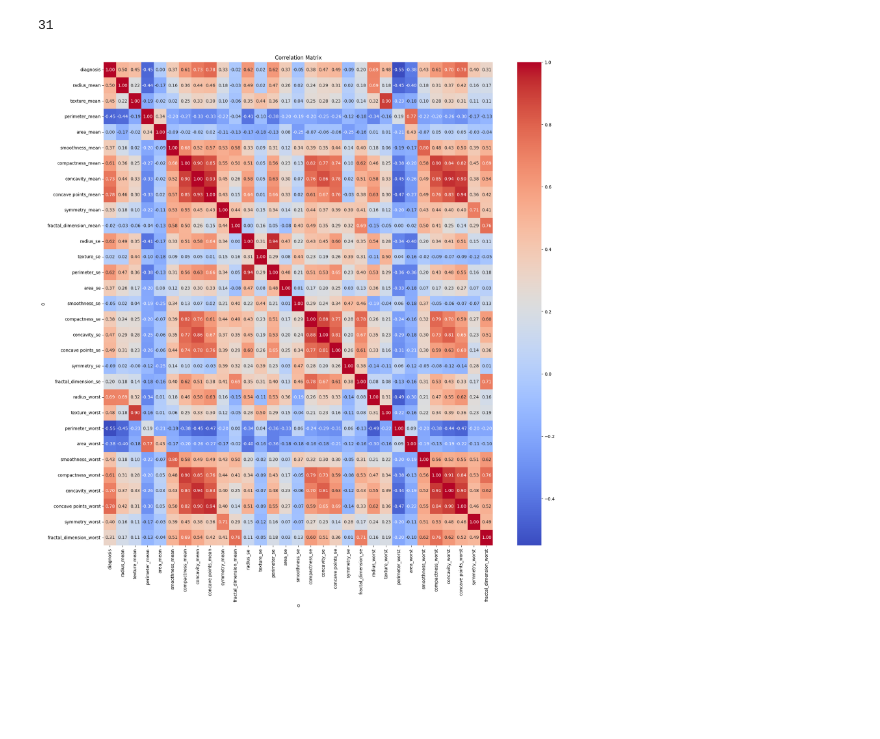
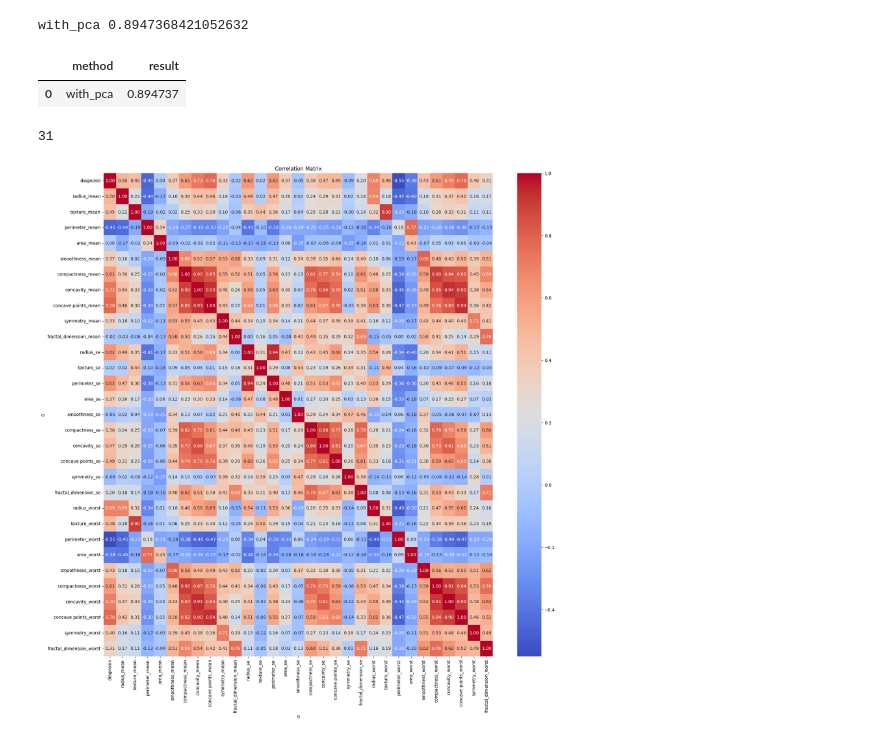
Before and after one commit to zayev123/ml1_assignment_2, a Jupyter notebook: Classification.CancerMB/CancerMB_CV.ipynb, the cells around one changed output. Drawn from its saved outputs; the diff is of its cells as text; code cells hidden in the pictures; blank space fills up the shorter version.

```diff
--- a/Classification.CancerMB/CancerMB_CV.ipynb
+++ b/Classification.CancerMB/CancerMB_CV.ipynb
@@ -334,3 +419,11 @@ final selected features after removing one of two correlated features =  9
+# %%
+pca_mstr = Master()
+pca_mstr.run_with_pca()
+pca_mstr.organize_results()
+# %% [output]
+with_pca 0.8947368421052632
+|  | method | result |
+| 0 | with_pca | 0.894737 |
 # %%
 anlyzr = DataAnalyzer()
 # %%
```
Also changed, not shown: parts of 7 cells of this notebook, 2 other files.
